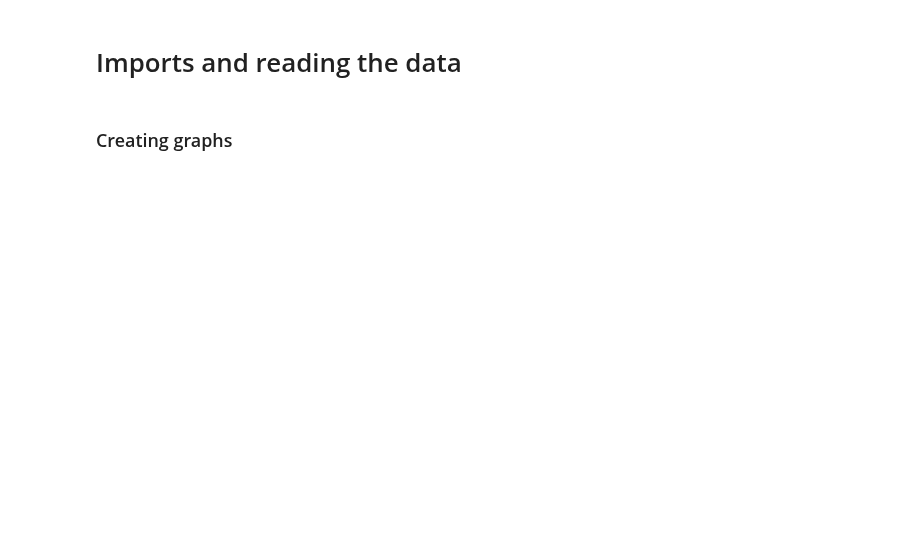
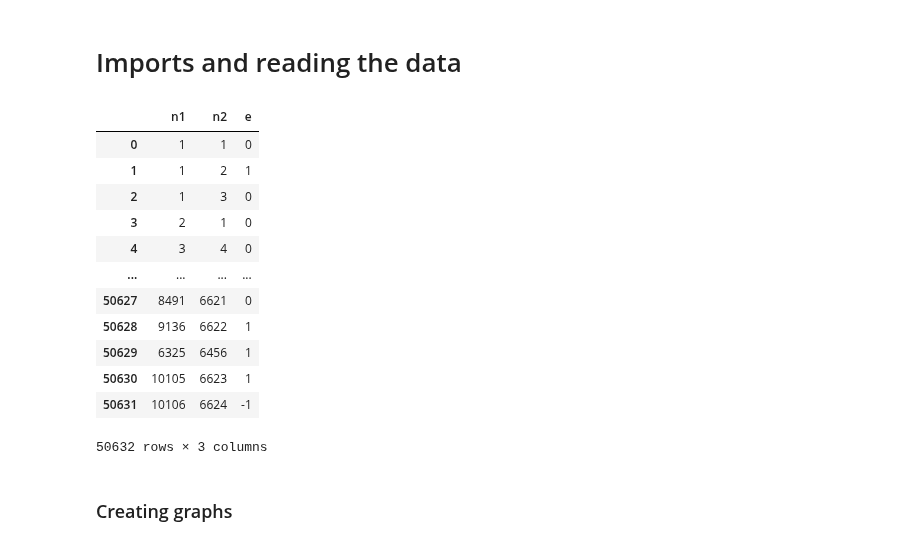
Before and after one commit to rsapeta/Network-Analysis, a Jupyter notebook: Escort/escort_analysis.ipynb, the cells around one changed output. Cells and saved outputs as stored; diff of their text form; code cells hidden in the pictures; blank space fills up the shorter version.

```diff
--- a/Escort/escort_analysis.ipynb
+++ b/Escort/escort_analysis.ipynb
@@ -12,22 +12,38 @@ from shapely.geometry import Polygon
 # %%
 #reading the data
 df = pd.read_csv('escorts.txt', delim_whitespace=True, index_col=False)
 
 df_copy = df.copy()
 
 #creating new columns in df that adds: year, month and day
 df_copy['datetime'] = pd.to_datetime(df_copy['timestamp'], unit='s')
 
 df_copy['year'] = df_copy['datetime'].dt.year
 df_copy['month'] = df_copy['datetime'].dt.month
 df_copy['day'] = df_copy['datetime'].dt.day
 
 #dropping column datetime
 df_copy = df_copy.drop(columns=['datetime'])
 
 #getting rid of the timestamp
 df_no_time = df.drop('timestamp', axis=1)
 df_no_time.to_csv('escorts.csv', index =False, header=False)
+
+df_no_time
+# %% [output]
+|  | n1 | n2 | e |
+| 0 | 1 | 1 | 0 |
+| 1 | 1 | 2 | 1 |
+| 2 | 1 | 3 | 0 |
+| 3 | 2 | 1 | 0 |
+| 4 | 3 | 4 | 0 |
+| ... | ... | ... | ... |
+| 50627 | 8491 | 6621 | 0 |
+| 50628 | 9136 | 6622 | 1 |
+| 50629 | 6325 | 6456 | 1 |
+| 50630 | 10105 | 6623 | 1 |
+| 50631 | 10106 | 6624 | -1 |
+50632 rows × 3 columns
 # %% [markdown]
 ### Creating graphs
 # %%
```
Also changed, not shown: parts of 22 cells of this notebook.
